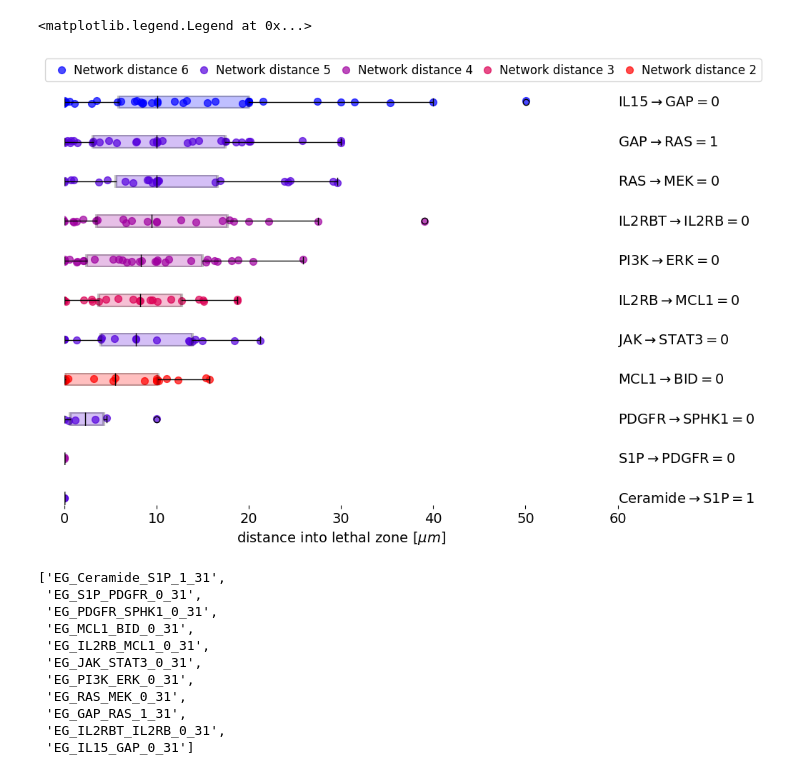
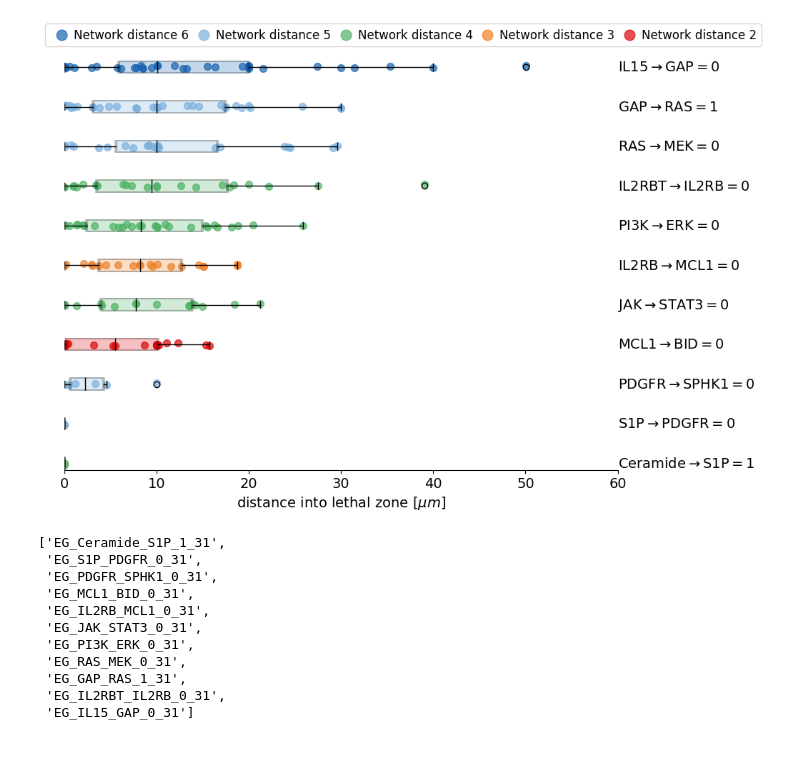
Before and after one commit to johnmetzcar/PhysiLab, a Jupyter notebook: scripts/population_density.ipynb, the cells around one changed output. Cells and saved outputs as stored; diff of their text form; code cells hidden in the pictures.

Commit message:
better colors on figure

```diff
--- a/scripts/population_density.ipynb
+++ b/scripts/population_density.ipynb
@@ -30,21 +30,21 @@ with open('../dataframes/aggregated_time_and_space_final_output_cell_positions.c
         ddict[name].fit(xvals.reshape(-1, 1))
 # %%
 cdict = {
-    'EG_MCL1_BID_0_31': '#ff0000',
+    'EG_MCL1_BID_0_31': '#da060a',
 
-    'EG_IL2RB_MCL1_0_31': '#dd0055',
+    'EG_IL2RB_MCL1_0_31': '#ee8026',
 
-    'EG_IL2RBT_IL2RB_0_31': '#a000a0',
-    'EG_PI3K_ERK_0_31': '#a000a0',
-    'EG_S1P_PDGFR_0_31': '#a000a0',
+    'EG_IL2RBT_IL2RB_0_31': '#4db264',
+    'EG_PI3K_ERK_0_31': '#4db264',
+    'EG_JAK_STAT3_0_31': '#4db264',
+    'EG_Ceramide_S1P_1_31': '#4db264',
 
-    'EG_Ceramide_S1P_1_31': '#5500dd',
-    'EG_PDGFR_SPHK1_0_31': '#5500dd',
-    'EG_JAK_STAT3_0_31': '#5500dd',
-    'EG_RAS_MEK_0_31': '#5500dd',
-    'EG_GAP_RAS_1_31': '#5500dd',
+    'EG_S1P_PDGFR_0_31': '#7bb0df',
+    'EG_PDGFR_SPHK1_0_31': '#7bb0df',
+    'EG_RAS_MEK_0_31': '#7bb0df',
+    'EG_GAP_RAS_1_31': '#7bb0df',
 
-    'EG_IL15_GAP_0_31': '#0000ff',
+    'EG_IL15_GAP_0_31': '#1964b0',
 }
 
 ndists = {
@@ -54,11 +54,11 @@ ndists = {
 
     'EG_IL2RBT_IL2RB_0_31': 4,
     'EG_PI3K_ERK_0_31': 4,
-    'EG_S1P_PDGFR_0_31': 4,
+    'EG_JAK_STAT3_0_31': 4,
+    'EG_Ceramide_S1P_1_31': 4,
 
-    'EG_Ceramide_S1P_1_31': 5,
+    'EG_S1P_PDGFR_0_31': 5,
     'EG_PDGFR_SPHK1_0_31': 5,
-    'EG_JAK_STAT3_0_31': 5,
     'EG_RAS_MEK_0_31': 5,
     'EG_GAP_RAS_1_31': 5,
 
@@ -111,36 +111,37 @@ for i, (name, density) in enumerate(items):
     axs[-1].boxplot(
         [-x for x in xdict[name] if x < 0],
         vert=False,
         widths=2,
         notch=False,
         positions=[0],
         patch_artist=True,
         boxprops=dict(facecolor=cdict[name], color='k', alpha=0.25, linewidth=3),
         # capprops=dict(color=c),
         # whiskerprops=dict(color=c),
         # flierprops=dict(color=c),
         medianprops=dict(color='k'),)
 
     text = name.split("_")[1] + r"$\rightarrow$" + name.split("_")[2] + "$=$" + name.split("_")[3]
 
     axs[-1].text(60,0,text,fontsize=14,ha="left",va="center")
 
     axs[-1].patch.set_alpha(0.0)
     axs[-1].set_xticks([])
     axs[-1].set_yticks([])
     axs[-1].set_xticklabels([])
     axs[-1].set_yticklabels([])
 
     for s in ["top","right","left","bottom"]:
         axs[-1].spines[s].set_visible(False)
 axs[-1].set_xlabel(r"distance into lethal zone [$\mu m$]",fontsize=14)
 axs[-1].set_xticks([0,10,20,30,40,50,60])
 axs[-1].set_xticklabels([0,10,20,30,40,50,60],fontsize=14)
+axs[-1].spines["bottom"].set_visible(True)
 gs.update(hspace=2)
-fig.legend(bbox_to_anchor=(0.09,.89), loc='upper left',ncols = 5, fontsize=12, columnspacing=0.25,handletextpad=0.01)
+fig.legend(bbox_to_anchor=(0.09,.89), loc='upper left',ncols = 5, fontsize=12, columnspacing=0.25,handletextpad=0.01, markerscale=1.5)
+fig.savefig("killzone.png",bbox_inches='tight')
 # %% [output]
-<matplotlib.legend.Legend at 0x...>
-[figure, old version]
+[figure, new version]
 # %%
 [x[0] for x in items]
 # %% [output]
```
